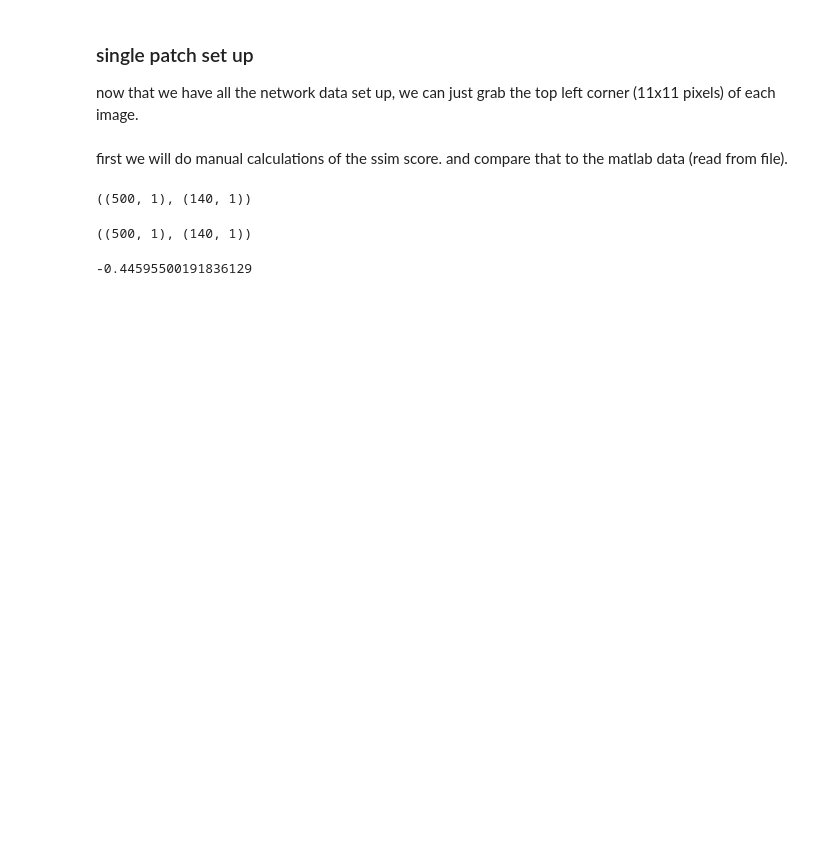
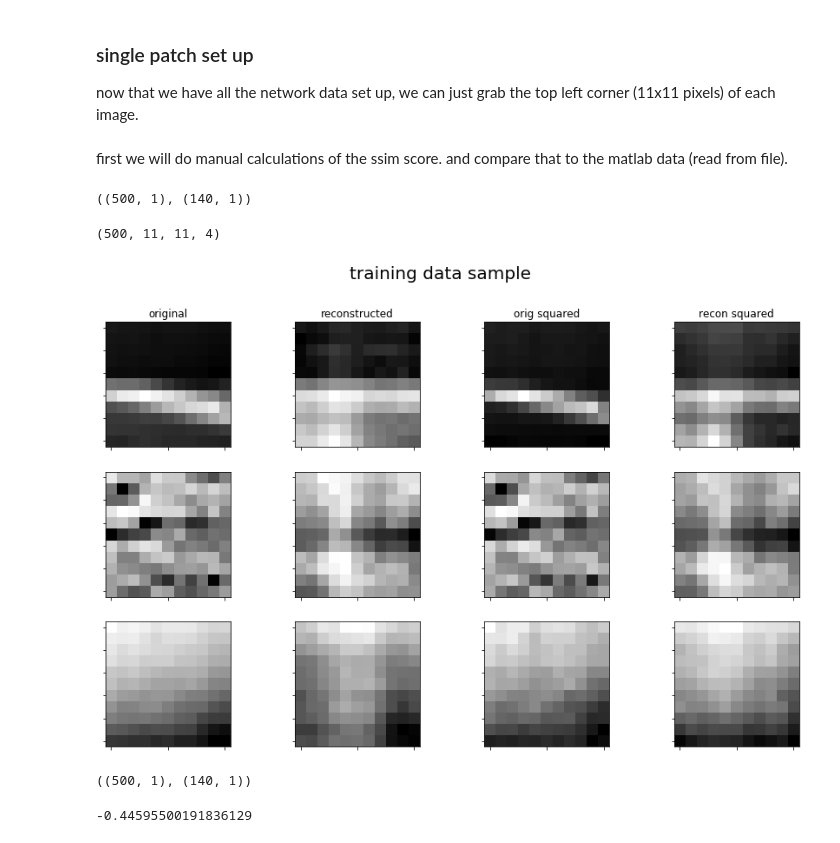
Before and after one commit to michaelneuder/image_quality_analysis, a Jupyter notebook: bin/nets/wip/conv_net_single.ipynb, the cells around one changed output. Saved outputs shown, nothing was run; the diff lists cells and outputs as text; code cells hidden in the pictures; blank space fills up the shorter version.

```diff
--- a/bin/nets/wip/conv_net_single.ipynb
+++ b/bin/nets/wip/conv_net_single.ipynb
@@ -163,6 +163,32 @@ ssim_test = np.reshape(np.asarray(ssim_test), (test_size,1))
 ssim_train.shape, ssim_test.shape
 # %% [output]
 ((500, 1), (140, 1))
+# %%
+single_train_data.shape
+# %% [output]
+(500, 11, 11, 4)
+# %%
+f, axarr = plt.subplots(nrows=3,ncols=4, figsize=(15,9))
+for i in range(3):
+    index = np.random.randint(500)
+    axarr[i,0].imshow(single_train_data[index,:,:,0], cmap='gray')
+    axarr[i,1].imshow(single_train_data[index,:,:,1], cmap='gray')
+    axarr[i,2].imshow(single_train_data[index,:,:,2], cmap='gray')
+    axarr[i,3].imshow(single_train_data[index,:,:,3], cmap='gray')
+
+axarr[0,0].set_title('original')
+axarr[0,1].set_title('reconstructed')
+axarr[0,2].set_title('orig squared')
+axarr[0,3].set_title('recon squared')
+for ax_row in axarr:
+    for ax in ax_row:
+        ax.set_xticklabels([])
+        ax.set_yticklabels([])
+
+f.suptitle('training data sample', size=20)
+plt.show()
+# %% [output]
+[figure, added]
 # %%
 ssim_train_mat = np.reshape(train_target[:,0,0,0], [train_size,1])
 ssim_test_mat = np.reshape(test_target[:,0,0,0], [test_size,1])
```
Also changed, not shown: parts of 4 cells of this notebook, 10 other files.
